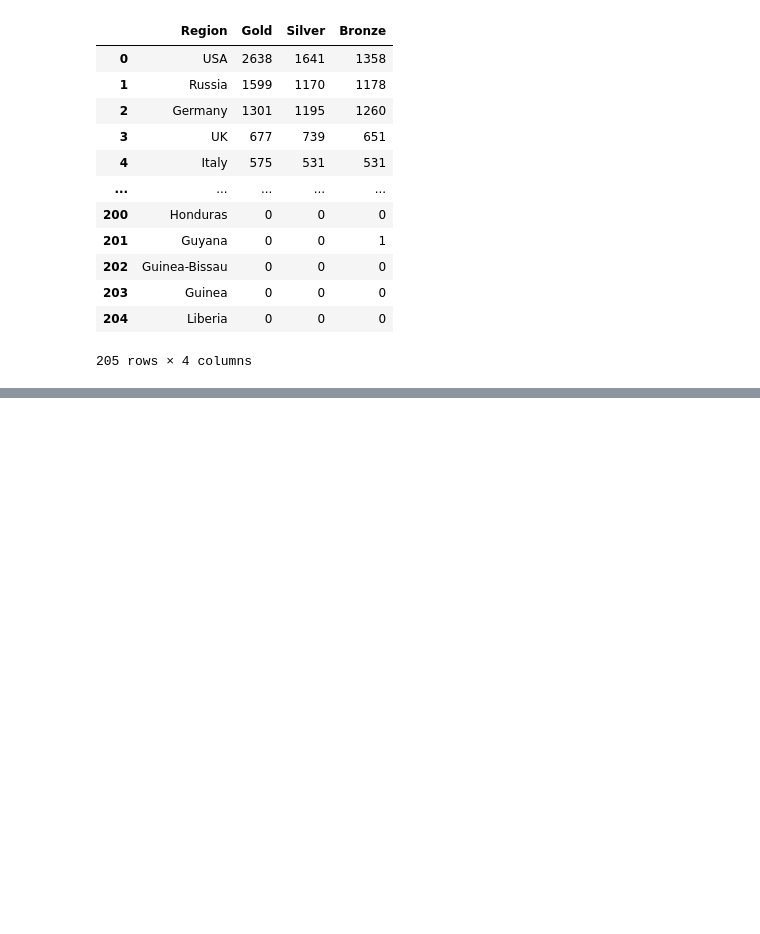
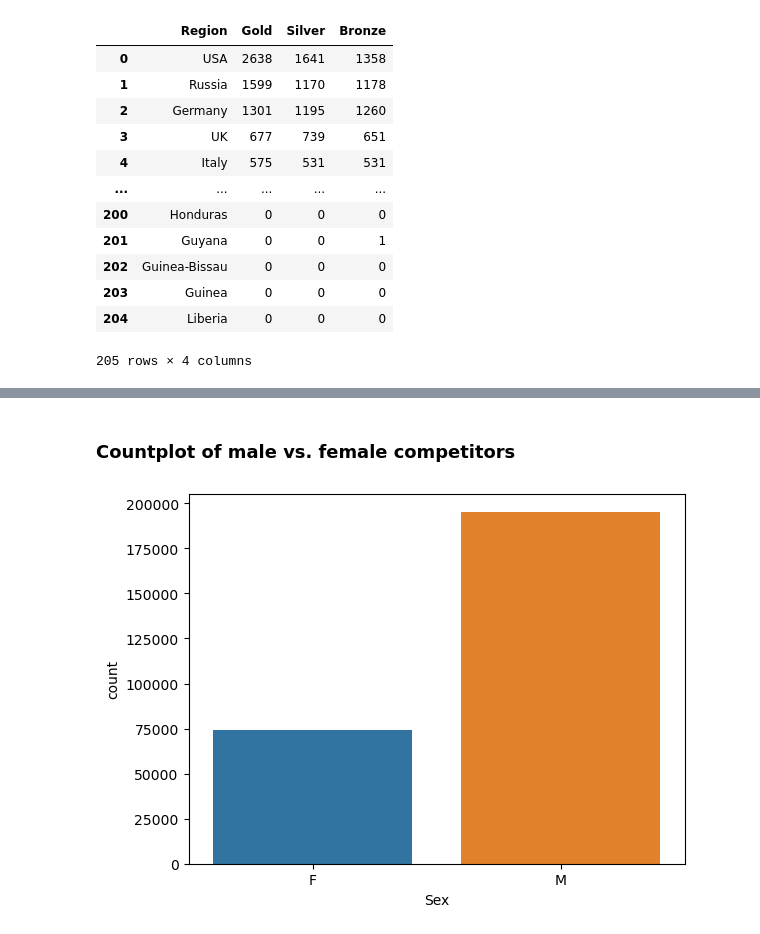
Before and after one commit to mckriel/data-interpretation, a Jupyter notebook: projects/olympic-games/olympic-games-analysis.ipynb, the cells around one changed output, grey strips where cells are left out. Saved outputs shown, nothing was run; the diff lists cells and outputs as text; code cells hidden in the pictures; blank space fills up the shorter version.

```diff
--- a/projects/olympic-games/olympic-games-analysis.ipynb
+++ b/projects/olympic-games/olympic-games-analysis.ipynb
@@ -233,0 +345,6 @@ medal_discipline_total
+# %% [markdown]
+### Countplot of male vs. female competitors
+# %%
+sns.countplot(x='Sex',data=df);
+# %% [output]
+[figure, added]
```
Also changed, not shown: parts of 21 cells of this notebook.
